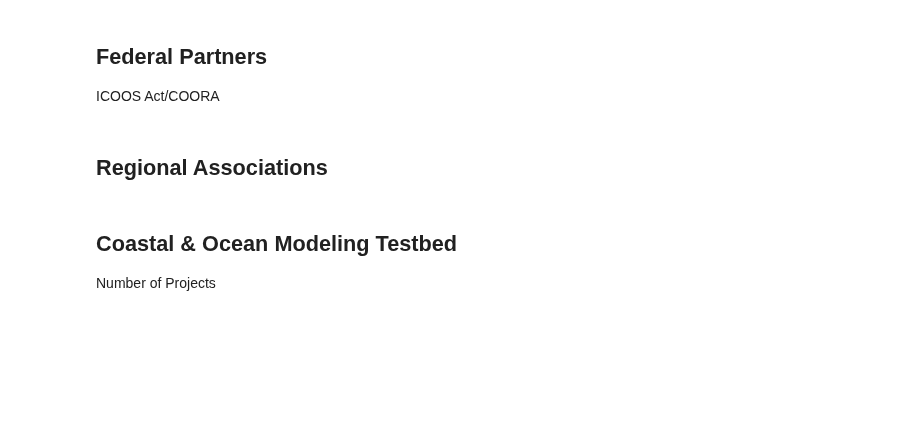
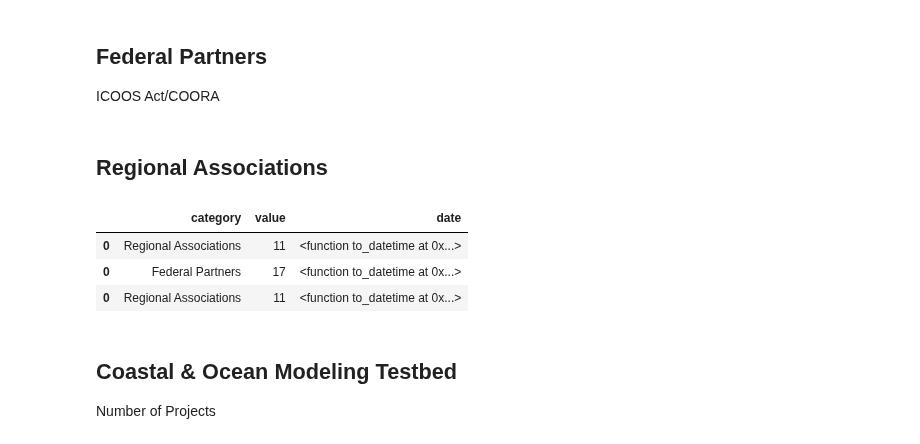
Before and after one commit to ioos/ioos_metrics, a Jupyter notebook: IOOS_BTN.ipynb, the cells around one changed output. Cells and saved outputs as stored; diff of their text form; code cells hidden in the pictures; blank space fills up the shorter version.

```diff
--- a/IOOS_BTN.ipynb
+++ b/IOOS_BTN.ipynb
@@ -10,0 +9,8 @@ import pandas as pd
+# %%
+import pandas as pd
+today = pd.to_datetime
+ioos_btn_df = pd.DataFrame(columns=['category','value','date'])
+
+today = pd.Timestamp.today()
+
+ioos_btn_df
@@ -12,8 +20,31 @@ import pandas as pd
 ## Federal Partners
 
 ICOOS Act/COORA
+# %%
+fed_partners = 17
+
+d = {'category':['Federal Partners'],'value':[fed_partners],'date':[today]}
+
+fed_part = pd.DataFrame(d)
+
+ioos_btn_df = pd.concat([ioos_btn_df,df_fed_part])
 # %% [markdown]
 ## Regional Associations
+# %%
+regional_associations = 11
+
+d = {'category':['Regional Associations'], 'value':[regional_associations], 'date':[today]}
+
+df_ra = pd.DataFrame(d)
+
+ioos_btn_df = pd.concat([ioos_btn_df,df_ra])
+
+ioos_btn_df
+# %% [output]
+|  | category | value | date |
+| 0 | Regional Associations | 11 | <function to_datetime at 0x...> |
+| 0 | Federal Partners | 17 | <function to_datetime at 0x...> |
+| 0 | Regional Associations | 11 | <function to_datetime at 0x...> |
 # %% [markdown]
 ## Coastal & Ocean Modeling Testbed
 Number of Projects
```
Also changed, not shown: parts of 28 cells of this notebook.
